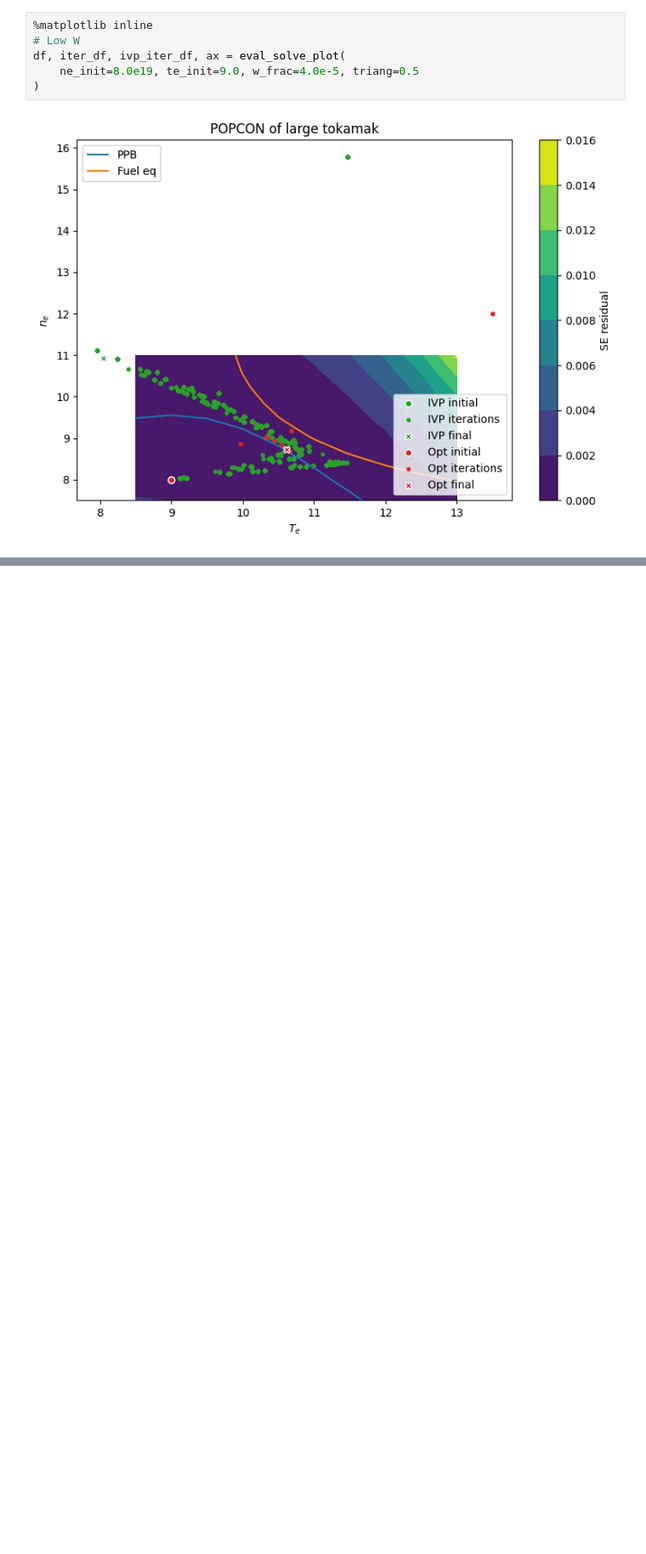
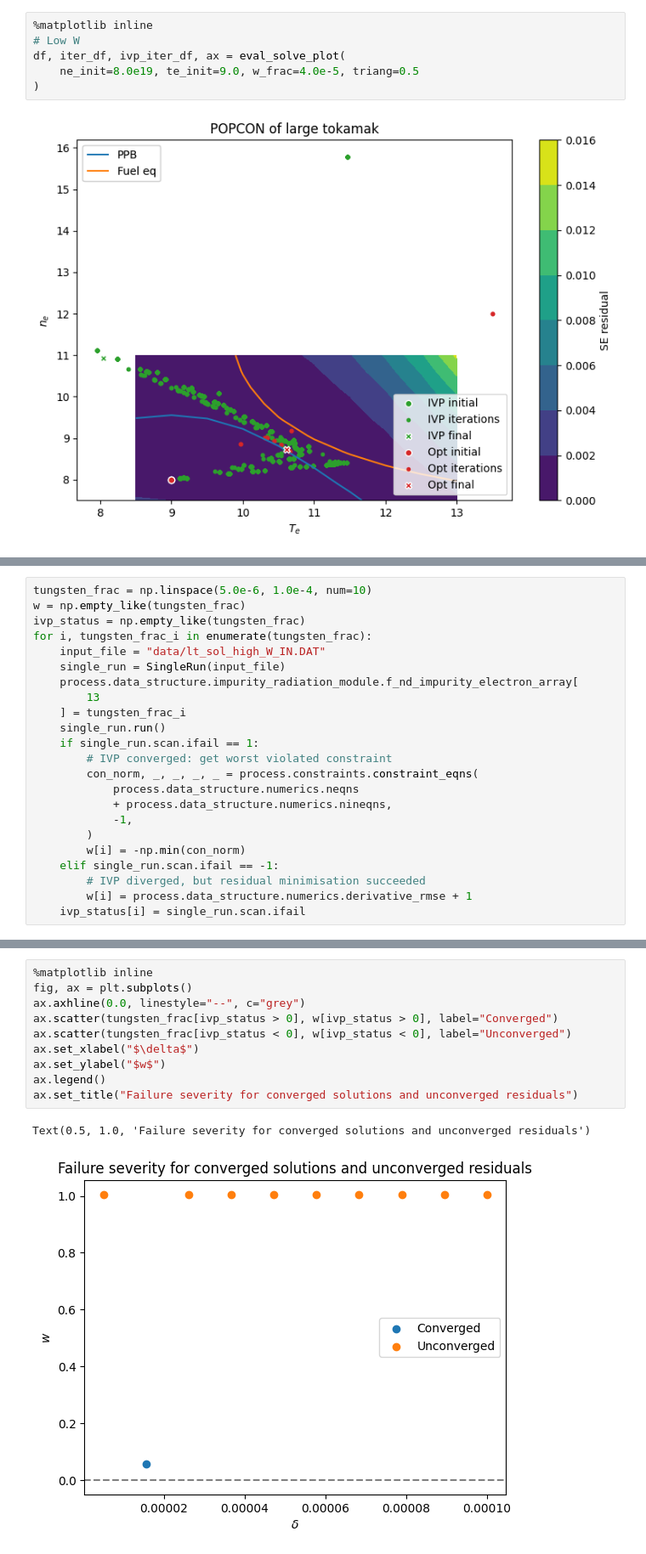
Before and after one commit to jonmaddock/notebooks, a Jupyter notebook: solving_process/ivp_solving/ivp_with_residual_opt_example.ipynb, the cells around one changed output, grey strips where cells are left out. Shown at 85% size. Cells and saved outputs as stored; diff of their text form; blank space fills up the shorter version.

Commit message:
IVP with residual optimisation

```diff
--- a/solving_process/ivp_solving/ivp_with_residual_opt_example.ipynb
+++ b/solving_process/ivp_solving/ivp_with_residual_opt_example.ipynb
@@ -424,0 +432,23 @@ df, iter_df, ivp_iter_df, ax = eval_solve_plot(
+# %%
+tungsten_frac = np.linspace(5.0e-6, 1.0e-4, num=10)
+w = np.empty_like(tungsten_frac)
+ivp_status = np.empty_like(tungsten_frac)
+for i, tungsten_frac_i in enumerate(tungsten_frac):
+    input_file = "data/lt_sol_high_W_IN.DAT"
+    single_run = SingleRun(input_file)
+    process.data_structure.impurity_radiation_module.f_nd_impurity_electron_array[
+        13
+    ] = tungsten_frac_i
+    single_run.run()
+    if single_run.scan.ifail == 1:
+        # IVP converged: get worst violated constraint
+        con_norm, _, _, _, _ = process.constraints.constraint_eqns(
+            process.data_structure.numerics.neqns
+            + process.data_structure.numerics.nineqns,
+            -1,
+        )
+        w[i] = -np.min(con_norm)
+    elif single_run.scan.ifail == -1:
+        # IVP diverged, but residual minimisation succeeded
+        w[i] = process.data_structure.numerics.derivative_rmse + 1
+    ivp_status[i] = single_run.scan.ifail
@@ -424,0 +563,13 @@ df, iter_df, ivp_iter_df, ax = eval_solve_plot(
+# %%
+%matplotlib inline
+fig, ax = plt.subplots()
+ax.axhline(0.0, linestyle="--", c="grey")
+ax.scatter(tungsten_frac[ivp_status > 0], w[ivp_status > 0], label="Converged")
+ax.scatter(tungsten_frac[ivp_status < 0], w[ivp_status < 0], label="Unconverged")
+ax.set_xlabel("$\delta$")
+ax.set_ylabel("$w$")
+ax.legend()
+ax.set_title("Failure severity for converged solutions and unconverged residuals")
+# %% [output]
+Text(0.5, 1.0, 'Failure severity for converged solutions and unconverged residuals')
+[figure, added]
```
Also changed, not shown: parts of 4 cells of this notebook, 1 other file.
